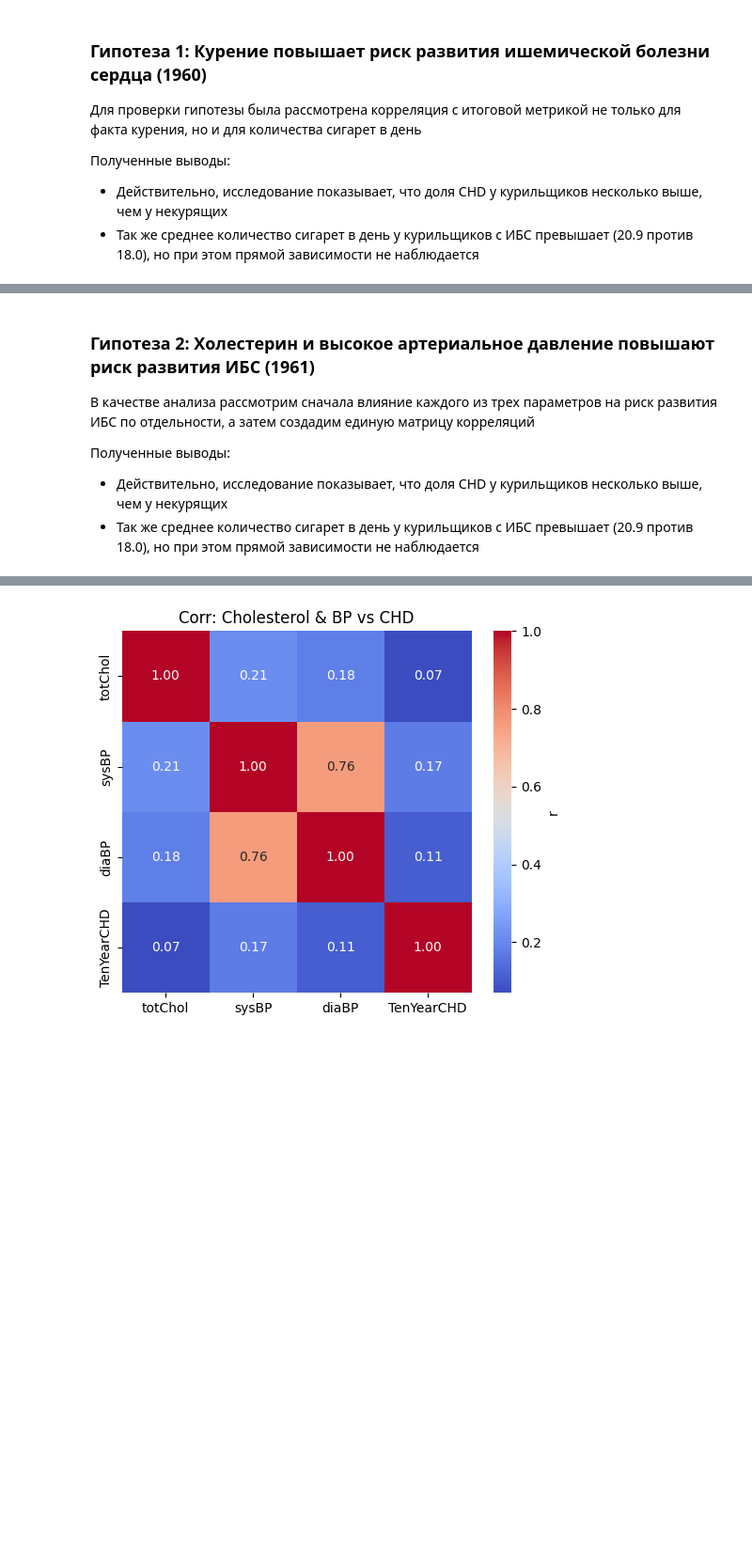
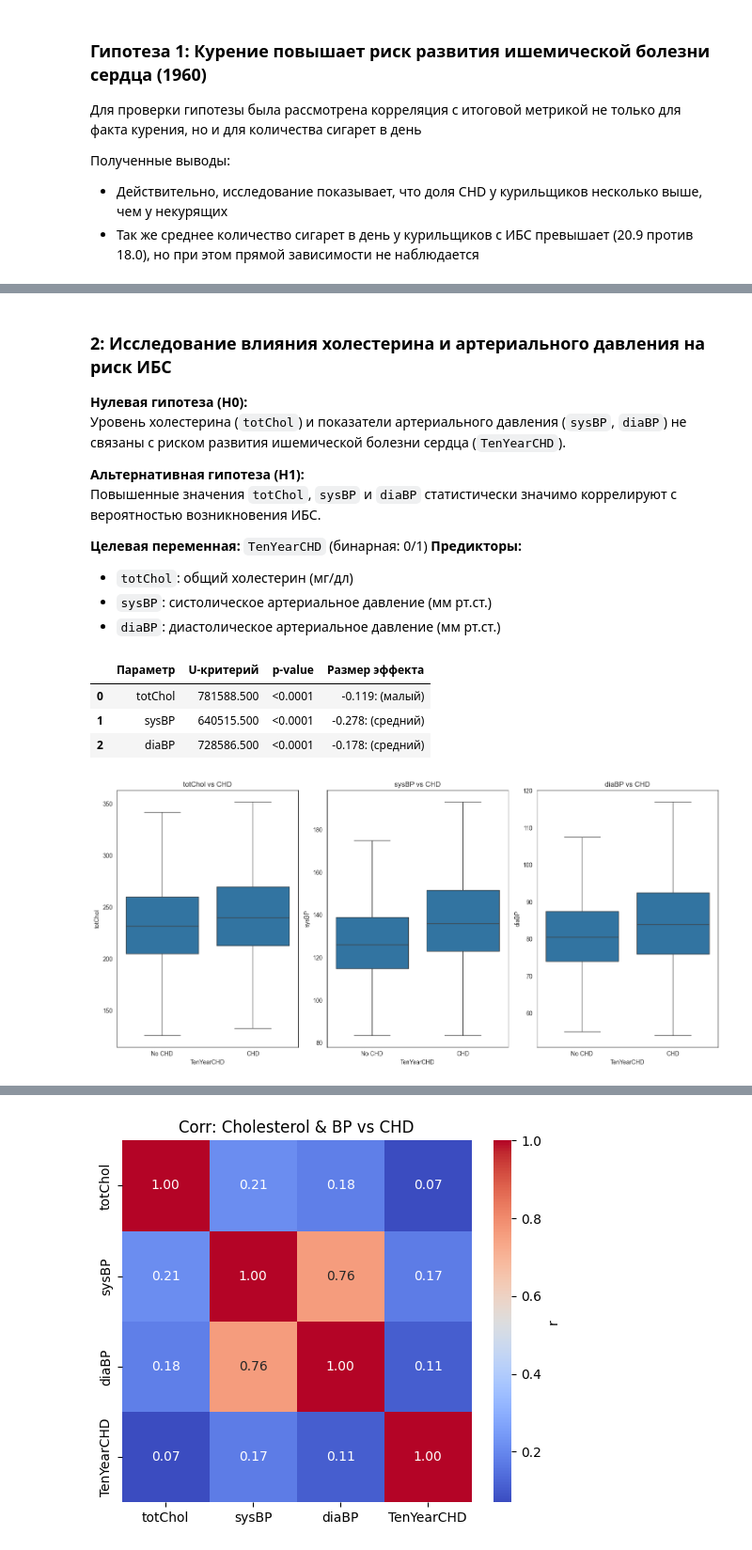
Before and after one commit to AnnaKasatkina/Framingham_Heart_Study, a Jupyter notebook: notebooks/02_VDA.ipynb, the cells around one changed output, grey strips where cells are left out. Shown at 94% size. Saved outputs shown, nothing was run; the diff lists cells and outputs as text; code cells hidden in the pictures; blank space fills up the shorter version.

```diff
--- a/notebooks/02_VDA.ipynb
+++ b/notebooks/02_VDA.ipynb
@@ -90,7 +98,14 @@ plt.show()
 # %% [markdown]
-### Гипотеза 2: Холестерин и высокое артериальное давление повышают риск развития ИБС (1961)
-В качестве анализа рассмотрим сначала влияние каждого из трех параметров на риск развития ИБС по отдельности, а затем создадим единую матрицу корреляций
+### 2: Исследование влияния холестерина и артериального давления на риск ИБС
 
-Полученные выводы:
-- Действительно, исследование показывает, что доля CHD у курильщиков несколько выше, чем у некурящих
-- Так же среднее количество сигарет в день у курильщиков с ИБС превышает (20.9 против 18.0), но при этом прямой зависимости не наблюдается
+**Нулевая гипотеза (H0):**
+Уровень холестерина (`totChol`) и показатели артериального давления (`sysBP`, `diaBP`) не связаны с риском развития ишемической болезни сердца (`TenYearCHD`).
+
+**Альтернативная гипотеза (H1):**
+Повышенные значения `totChol`, `sysBP` и `diaBP` статистически значимо коррелируют с вероятностью возникновения ИБС.
+
+**Целевая переменная:** `TenYearCHD` (бинарная: 0/1)
+**Предикторы:**
+- `totChol`: общий холестерин (мг/дл)
+- `sysBP`: систолическое артериальное давление (мм рт.ст.)
+- `diaBP`: диастолическое артериальное давление (мм рт.ст.)
@@ -96,0 +119,43 @@ plt.show()
+# %%
+results = []
+
+for col in ['totChol', 'sysBP', 'diaBP']:
+    group_0 = df[df['TenYearCHD'] == 0][col]
+    group_1 = df[df['TenYearCHD'] == 1][col]
+
+    stat, p = stats.mannwhitneyu(group_0, group_1)
+
+    d = (2 * stat) / (len(group_0) * len(group_1)) - 1
+    effect_size = "малый" if abs(d) < 0.15 else "средний" if abs(d) < 0.30 else "большой"
+
+    if p < 0.0001:
+        p_formatted = "<0.0001"
+    else:
+        p_formatted = f"{p:.4f}"
+
+    results.append({
+        'Параметр': col,
+        'U-критерий': f"{stat:.3f}",
+        'p-value': p_formatted,
+        'Размер эффекта': f'{d:.3f}: ({effect_size})'
+    })
+
+results_df = pd.DataFrame(results)
+results_df
+# %% [output]
+|  | Параметр | U-критерий | p-value | Размер эффекта |
+| 0 | totChol | 781588.500 | <0.0001 | -0.119: (малый) |
+| 1 | sysBP | 640515.500 | <0.0001 | -0.278: (средний) |
+| 2 | diaBP | 728586.500 | <0.0001 | -0.178: (средний) |
+# %%
+plt.figure(figsize=(15, 7))
+
+for i, col in enumerate(['totChol', 'sysBP', 'diaBP'], 1):
+    plt.subplot(1, 3, i)
+    sns.boxplot(x='TenYearCHD', y=col, data=df, showfliers=False)
+
+    plt.title(f"{col} vs CHD")
+    plt.xticks([0,1], ["No CHD","CHD"])
+plt.tight_layout()
+# %% [output]
+[figure, added]
```
Also changed, not shown: parts of 7 cells of this notebook, 1 other file.
